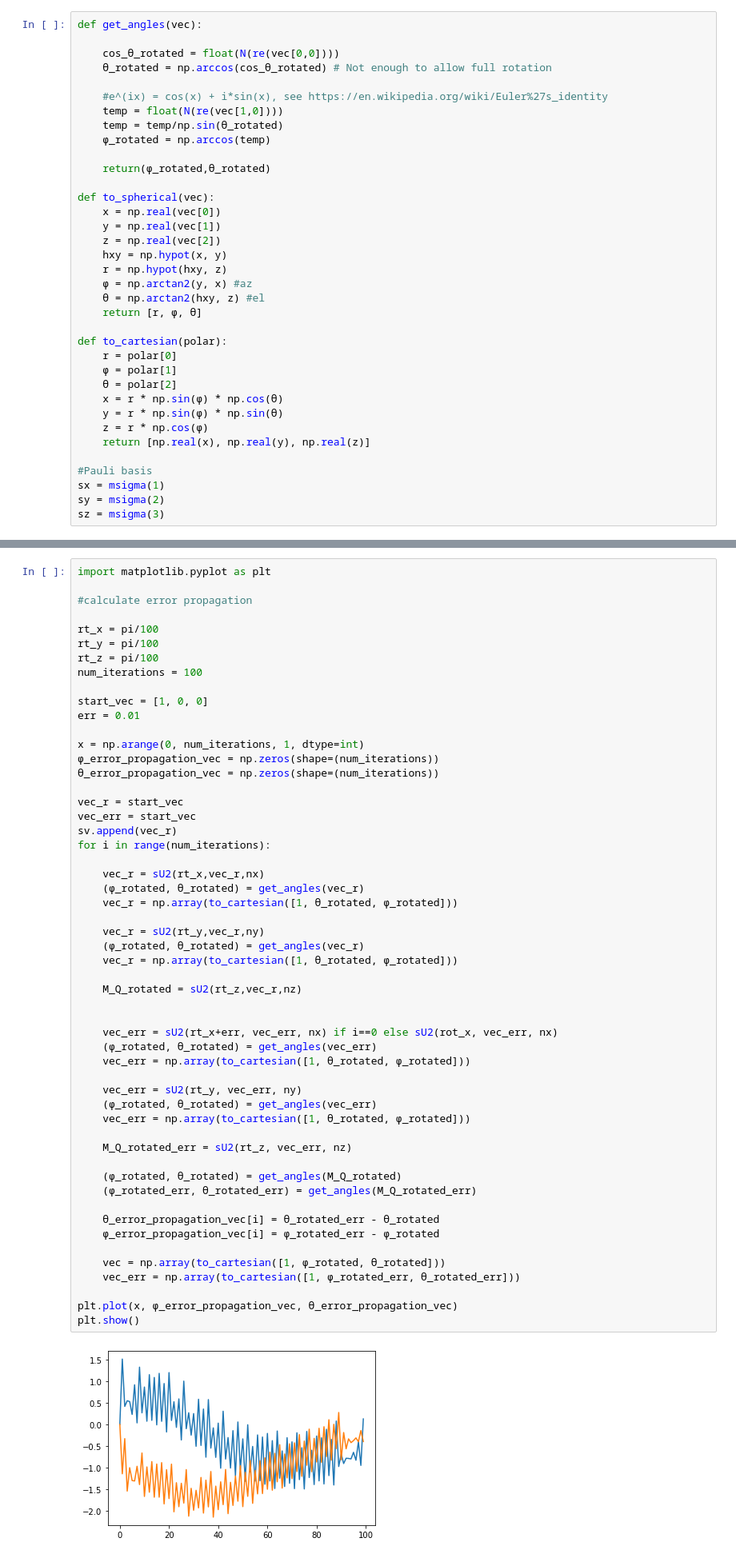
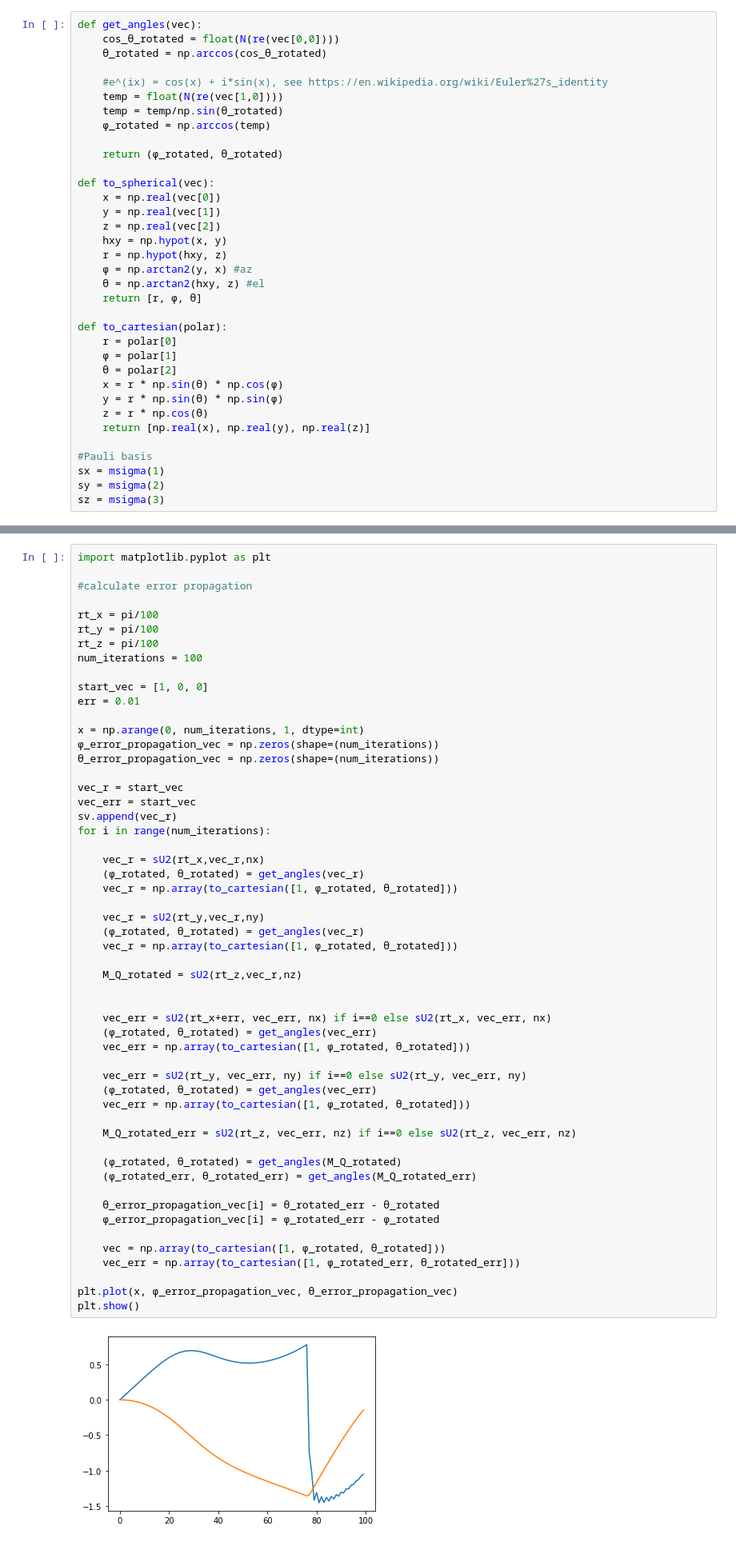
Before and after one commit to Sultanow/quantum, a Jupyter notebook: bloch_sphere/rotate_su2_qiskit.ipynb, the cells around one changed output, grey strips where cells are left out. Shown: that part at 80% size. Drawn from its saved outputs; the diff is of its cells as text.

```diff
--- a/bloch_sphere/rotate_su2_qiskit.ipynb
+++ b/bloch_sphere/rotate_su2_qiskit.ipynb
@@ -19,16 +19,15 @@ circuit = QuantumCircuit(qreg_q)
 clreg = ClassicalRegister(1)
 # %%
 def get_angles(vec):
-
     cos_θ_rotated = float(N(re(vec[0,0])))
-    θ_rotated = np.arccos(cos_θ_rotated) # Not enough to allow full rotation
+    θ_rotated = np.arccos(cos_θ_rotated)
 
     #e^(ix) = cos(x) + i*sin(x), see https://en.wikipedia.org/wiki/Euler%27s_identity
     temp = float(N(re(vec[1,0])))
     temp = temp/np.sin(θ_rotated)
     ϕ_rotated = np.arccos(temp)
 
-    return(ϕ_rotated,θ_rotated)
+    return (ϕ_rotated, θ_rotated)
 
 def to_spherical(vec):
     x = np.real(vec[0])
@@ -44,9 +43,9 @@ def to_cartesian(polar):
     r = polar[0]
     ϕ = polar[1]
     θ = polar[2]
-    x = r * np.sin(ϕ) * np.cos(θ)
-    y = r * np.sin(ϕ) * np.sin(θ)
-    z = r * np.cos(ϕ)
+    x = r * np.sin(θ) * np.cos(ϕ)
+    y = r * np.sin(θ) * np.sin(ϕ)
+    z = r * np.cos(θ)
     return [np.real(x), np.real(y), np.real(z)]
 
 #Pauli basis
@@ -216,38 +213,38 @@ vec_r = start_vec
 vec_err = start_vec
 sv.append(vec_r)
 for i in range(num_iterations):
 
     vec_r = sU2(rt_x,vec_r,nx)
     (ϕ_rotated, θ_rotated) = get_angles(vec_r)
-    vec_r = np.array(to_cartesian([1, θ_rotated, ϕ_rotated]))
+    vec_r = np.array(to_cartesian([1, ϕ_rotated, θ_rotated]))
 
     vec_r = sU2(rt_y,vec_r,ny)
     (ϕ_rotated, θ_rotated) = get_angles(vec_r)
-    vec_r = np.array(to_cartesian([1, θ_rotated, ϕ_rotated]))
+    vec_r = np.array(to_cartesian([1, ϕ_rotated, θ_rotated]))
 
     M_Q_rotated = sU2(rt_z,vec_r,nz)
 
 
-    vec_err = sU2(rt_x+err, vec_err, nx) if i==0 else sU2(rot_x, vec_err, nx)
+    vec_err = sU2(rt_x+err, vec_err, nx) if i==0 else sU2(rt_x, vec_err, nx)
     (ϕ_rotated, θ_rotated) = get_angles(vec_err)
-    vec_err = np.array(to_cartesian([1, θ_rotated, ϕ_rotated]))
+    vec_err = np.array(to_cartesian([1, ϕ_rotated, θ_rotated]))
 
-    vec_err = sU2(rt_y, vec_err, ny)
+    vec_err = sU2(rt_y, vec_err, ny) if i==0 else sU2(rt_y, vec_err, ny)
     (ϕ_rotated, θ_rotated) = get_angles(vec_err)
-    vec_err = np.array(to_cartesian([1, θ_rotated, ϕ_rotated]))
+    vec_err = np.array(to_cartesian([1, ϕ_rotated, θ_rotated]))
 
-    M_Q_rotated_err = sU2(rt_z, vec_err, nz)
+    M_Q_rotated_err = sU2(rt_z, vec_err, nz) if i==0 else sU2(rt_z, vec_err, nz)
 
     (ϕ_rotated, θ_rotated) = get_angles(M_Q_rotated)
     (ϕ_rotated_err, θ_rotated_err) = get_angles(M_Q_rotated_err)
 
     θ_error_propagation_vec[i] = θ_rotated_err - θ_rotated
     ϕ_error_propagation_vec[i] = ϕ_rotated_err - ϕ_rotated
 
     vec = np.array(to_cartesian([1, ϕ_rotated, θ_rotated]))
     vec_err = np.array(to_cartesian([1, ϕ_rotated_err, θ_rotated_err]))
 
 plt.plot(x, ϕ_error_propagation_vec, θ_error_propagation_vec)
 plt.show()
 # %% [output]
-[figure, old version]
+[figure, new version]
```
Also changed, not shown: parts of 2 cells of this notebook.
